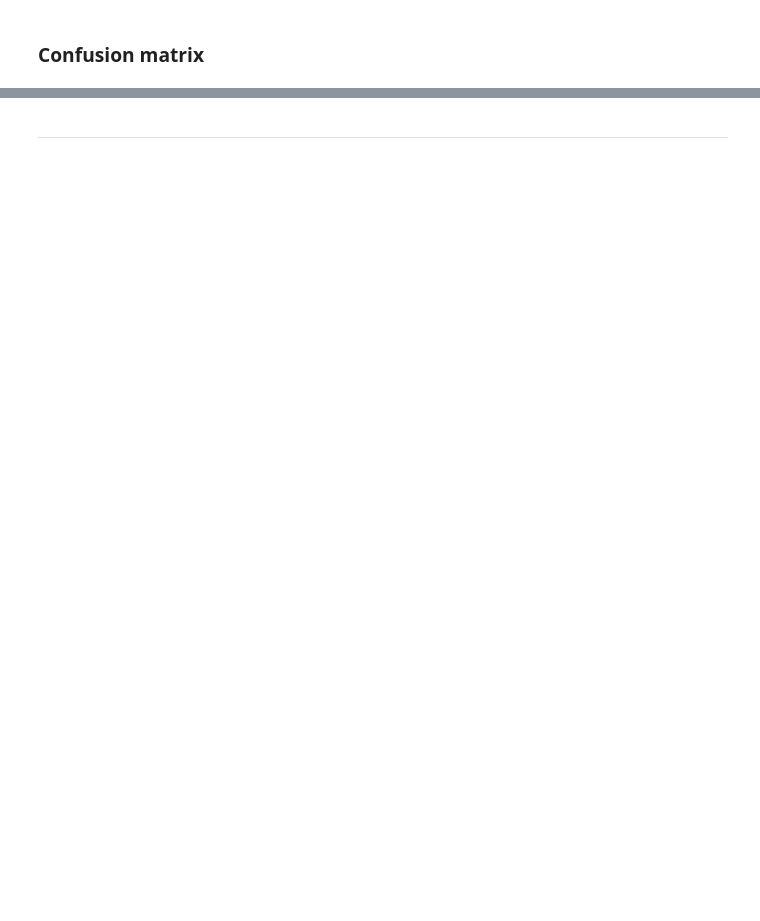
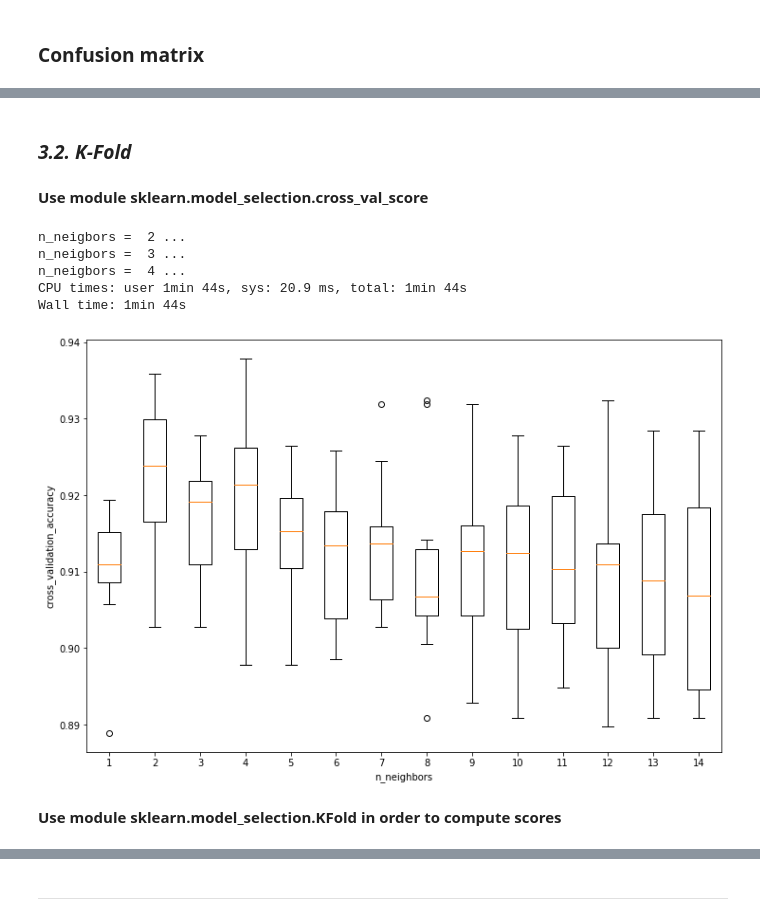
Before and after one commit to kuro10/Apprentissage, a Jupyter notebook: TP1/TP1.ipynb, the cells around one changed output, grey strips where cells are left out. Saved outputs shown, nothing was run; the diff lists cells and outputs as text; code cells hidden in the pictures; blank space fills up the shorter version.

```diff
--- a/TP1/TP1.ipynb
+++ b/TP1/TP1.ipynb
@@ -518,0 +279,32 @@ Total execution time :  5.06197714805603
+# %% [markdown]
+### ***3.2. K-Fold***
+# %% [markdown]
+**Use module sklearn.model_selection.cross_val_score**
+# %%
+%%time
+cross_validation_accuracies = []
+neighbors_settings = np.arange(2,5,1)
+
+for n_neighbors in neighbors_settings :
+    print("n_neigbors = ",n_neighbors,"...")
+    clf = KNNs(n_neighbors)
+    cv_scores = cross_val_score(clf,data,labels,cv=10,n_jobs=1)
+    cross_validation_accuracies.append(cv_scores)
+# %% [output]
+n_neigbors =  2 ...
+n_neigbors =  3 ...
+n_neigbors =  4 ...
+CPU times: user 1min 44s, sys: 20.9 ms, total: 1min 44s
+Wall time: 1min 44s
+# %%
+plt.figure(figsize=(12,8))
+plt.boxplot(cross_validation_accuracies)
+plt.ylabel("cross_validation_accuracy")
+plt.xlabel("n_neighbors")
+# plt.legend()
+
+plt.savefig('TP1-cross-val-acc-vs-neighbors.png')
+# %% [output]
+[figure, added]
+# %% [markdown]
+**Use module sklearn.model_selection.KFold in order to compute scores**
```
Also changed, not shown: parts of 51 cells of this notebook, 2 other files.
